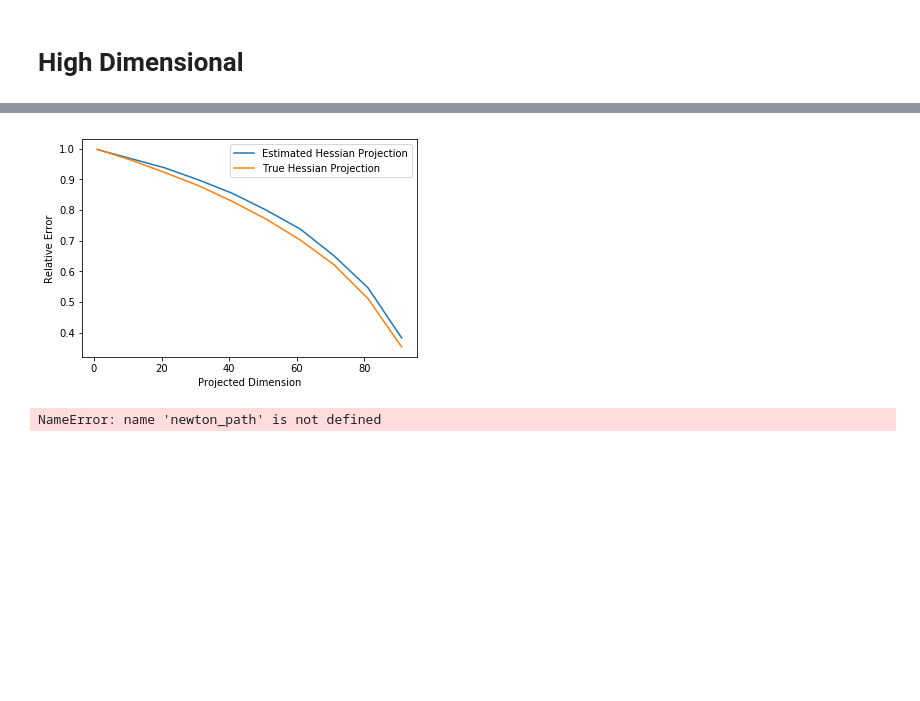
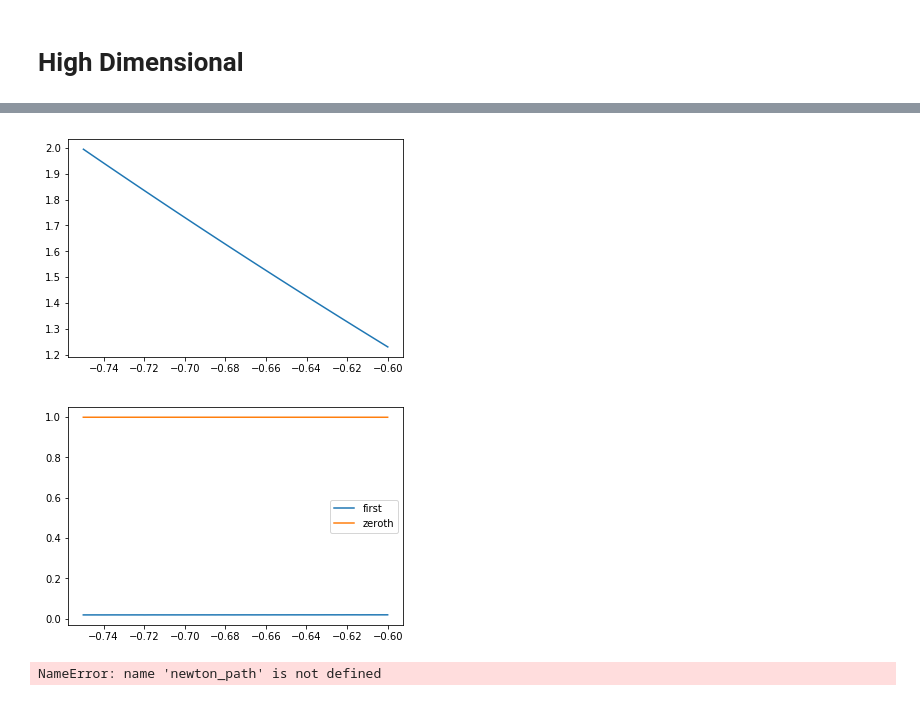
Before and after one commit to daniellengyel/new_adventure, a Jupyter notebook: notebooks/new_shift_est.ipynb, the cells around one changed output, grey strips where cells are left out. Cells and saved outputs as stored; diff of their text form; code cells hidden in the pictures; blank space fills up the shorter version.

```diff
--- a/notebooks/new_shift_est.ipynb
+++ b/notebooks/new_shift_est.ipynb
@@ -157,0 +308,7 @@ W0616 00:51:57.932610 4472995328 xla_bridge.py:143] No GPU/TPU found, falling ba
+# %%
+xs[0] = 0.2
+fd_hess = finite_difference_hessian(F, xs.reshape(1, -1), h=0.001)
+print(fd_hess)
+print()
+print(F.f2(np.array([xs])))
+# print(np.linalg.norm(fd_hess - true_hess)/np.linalg.norm(true_hess))
@@ -157,0 +390,20 @@ W0616 00:51:57.932610 4472995328 xla_bridge.py:143] No GPU/TPU found, falling ba
+# %%
+xs[0] = 0
+
+true_hess = F.f2(np.array([xs]))
+est_hess = dfe.new_beta_second_shift_estimator(F, xs, 5, 1000, jrandom_key) #
+est_zeroth_hess = dfe.beta_second_shift_estimator(F, xs, 1000, 1000, jrandom_key)
+print(np.diag(est_zeroth_hess))
+est_zeroth_hess = dfe.beta_second_shift_estimator(F, xs, 10, 1000, jrandom_key)
+
+idx = 7
+print("zeroth", jnp.diag(est_zeroth_hess))
+# print("first", est_hess)
+print("true", jnp.diag(true_hess[0]))
+print()
+
+est_inv_hess = np.linalg.inv(est_hess)
+est_inv_zeroth_hess = np.linalg.inv(est_zeroth_hess)
+true_inv_hess = np.linalg.inv(true_hess)
+print(np.linalg.norm(est_inv_hess - true_inv_hess)/np.linalg.norm(true_inv_hess))
+print(np.linalg.norm(est_inv_zeroth_hess - true_inv_hess)/np.linalg.norm(true_inv_hess))
@@ -204,15 +468,21 @@ for a in range(int_start, int_end, delta):
-# %%
-# plt.plot(np.linspace(int_start, int_end, num_steps), vals)
-plt.plot(list(range(int_start, int_end, delta)), errs, label="Estimated Hessian Projection")
-plt.plot(list(range(int_start, int_end, delta)), errs_true, label="True Hessian Projection")
-
-plt.xlabel("Projected Dimension")
-plt.ylabel("Relative Error")
-
-plt.legend()
-plt.show()
-# %% [output]
-[figure, removed]
+# %%
+plt.plot(np.linspace(int_start, int_end, num_steps), vals)
+plt.show()
+
+# plt.plot(np.linspace(int_start, int_end, num_steps), hess_vals)
+# plt.show()
+
+plt.plot(np.linspace(int_start, int_end, num_steps), errs, label="first")
+plt.plot(np.linspace(int_start, int_end, num_steps), errs_zeroth, label="zeroth")
+# plt.plot(np.linspace(int_start, int_end, num_steps), errs_fd, label="Finite Difference")
+plt.legend()
+
+# plt.ylim(0, 1)
+
+plt.show()
+# %% [output]
+[figure, added]
+[figure, added]
 # %%
 x_0 =   newton_path[0][-15][0][0]
 
```
Also changed, not shown: parts of 16 cells of this notebook, 9 other files.
